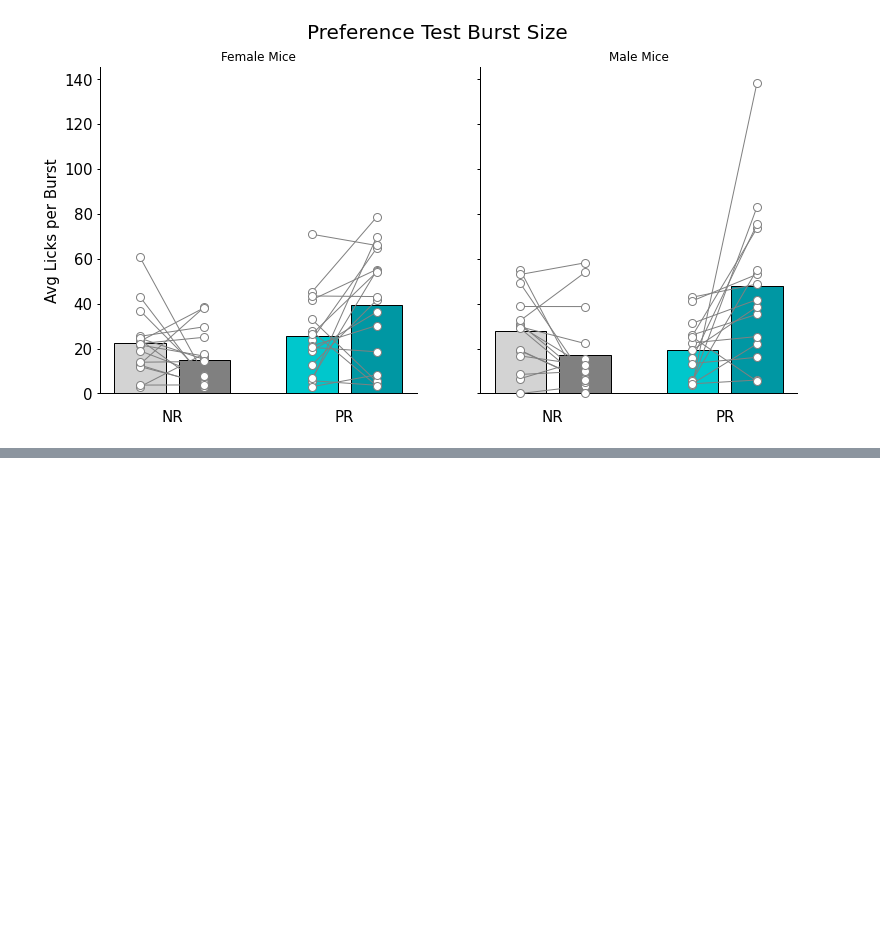
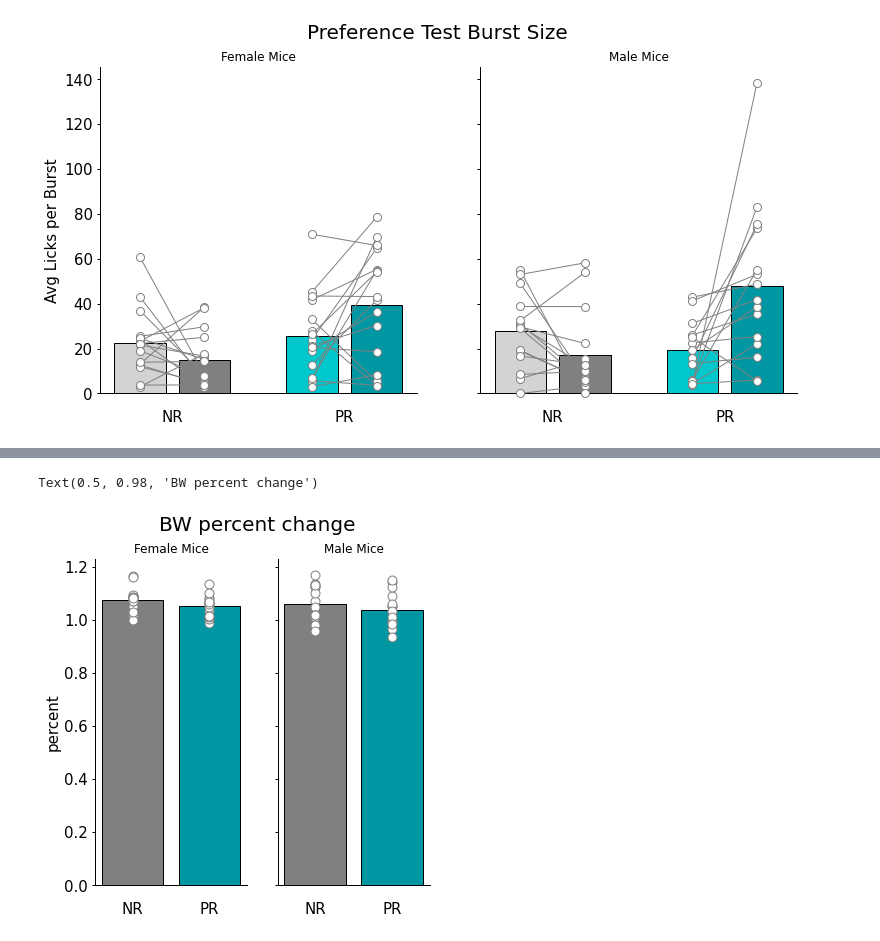
Before and after one commit to linneavolcko/ARP, a Jupyter notebook: src/ARP Paper Figures.ipynb, the cells around one changed output, grey strips where cells are left out. Saved outputs shown, nothing was run; the diff lists cells and outputs as text; code cells hidden in the pictures; blank space fills up the shorter version.

```diff
--- a/ARP Paper Figures.ipynb
+++ b/src/ARP Paper Figures.ipynb
@@ -438,0 +583,33 @@ print(Cond_PR_M_Cas["burst number"])
+# %%
+#Plot for BW percent change
+
+f,ax=plt.subplots(figsize=(6,6), ncols=2, sharey=True)
+
+tp.barscatter([NR_F_BW_change,PR_F_BW_change],
+              grouplabel= ["NR", "PR"],
+              xfontsize = 15,
+              barfacecolor=["grey","#0097A3"],
+              barfacecoloroption="individual",
+              scattersize=80,
+              linewidth=1,
+              ax=ax[0])
+
+tp.barscatter([NR_M_BW_change,PR_M_BW_change],
+              grouplabel= ["NR", "PR"],
+              xfontsize = 15,
+              barfacecolor=["grey","#0097A3"],
+              barfacecoloroption="individual",
+              scattersize=80,
+              linewidth=1,
+              ax=ax[1])
+
+ax[0].set_ylabel("percent", fontsize = 15)
+ax[0].tick_params(axis='y', labelsize=15)
+
+ax[0].set_title("Female Mice")
+ax[1].set_title("Male Mice")
+
+f.suptitle("BW percent change", fontsize = 20)
+# %% [output]
+Text(0.5, 0.98, 'BW percent change')
+[figure, added]
```
Also changed, not shown: parts of 23 cells of this notebook, 2 other files.
